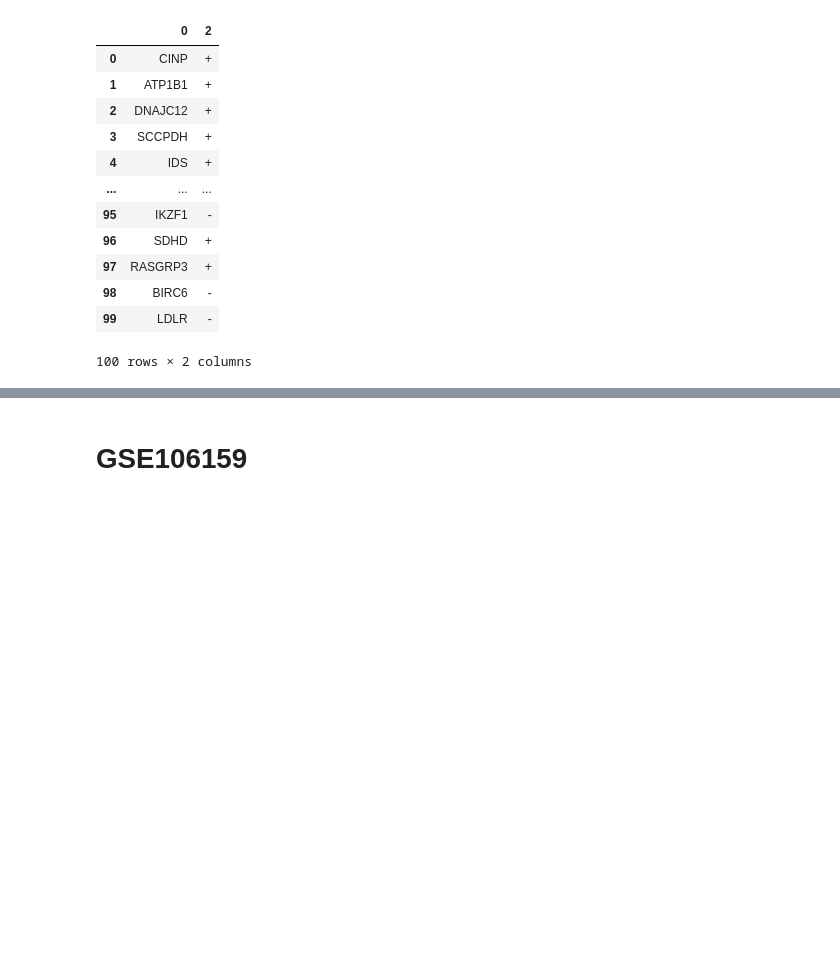
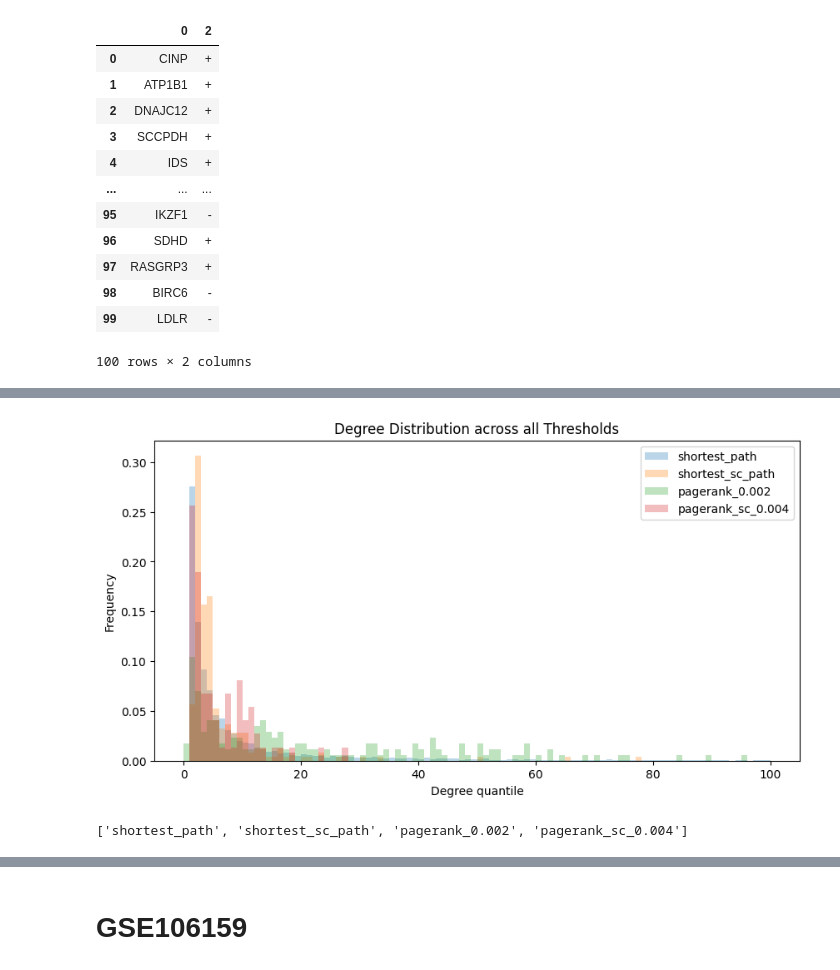
Before and after one commit to saezlab/uptown, a Jupyter notebook: data_applications.ipynb, the cells around one changed output, grey strips where cells are left out. Saved outputs shown, nothing was run; the diff lists cells and outputs as text; code cells hidden in the pictures; blank space fills up the shorter version.

```diff
--- a/data_applications.ipynb
+++ b/data_applications.ipynb
@@ -348,0 +108,10 @@ plt.show()
+# %%
+selected_thresholds = ['shortest_path', 'shortest_sc_path', 'pagerank_0.002', 'pagerank_sc_0.004']
+
+G1P_solver.visualize_degrees(selected_thresholds)
+# %% [output]
+[figure, added]
+# %%
+selected_thresholds
+# %% [output]
+['shortest_path', 'shortest_sc_path', 'pagerank_0.002', 'pagerank_sc_0.004']
```
Also changed, not shown: parts of 49 cells of this notebook, 2 other files.
